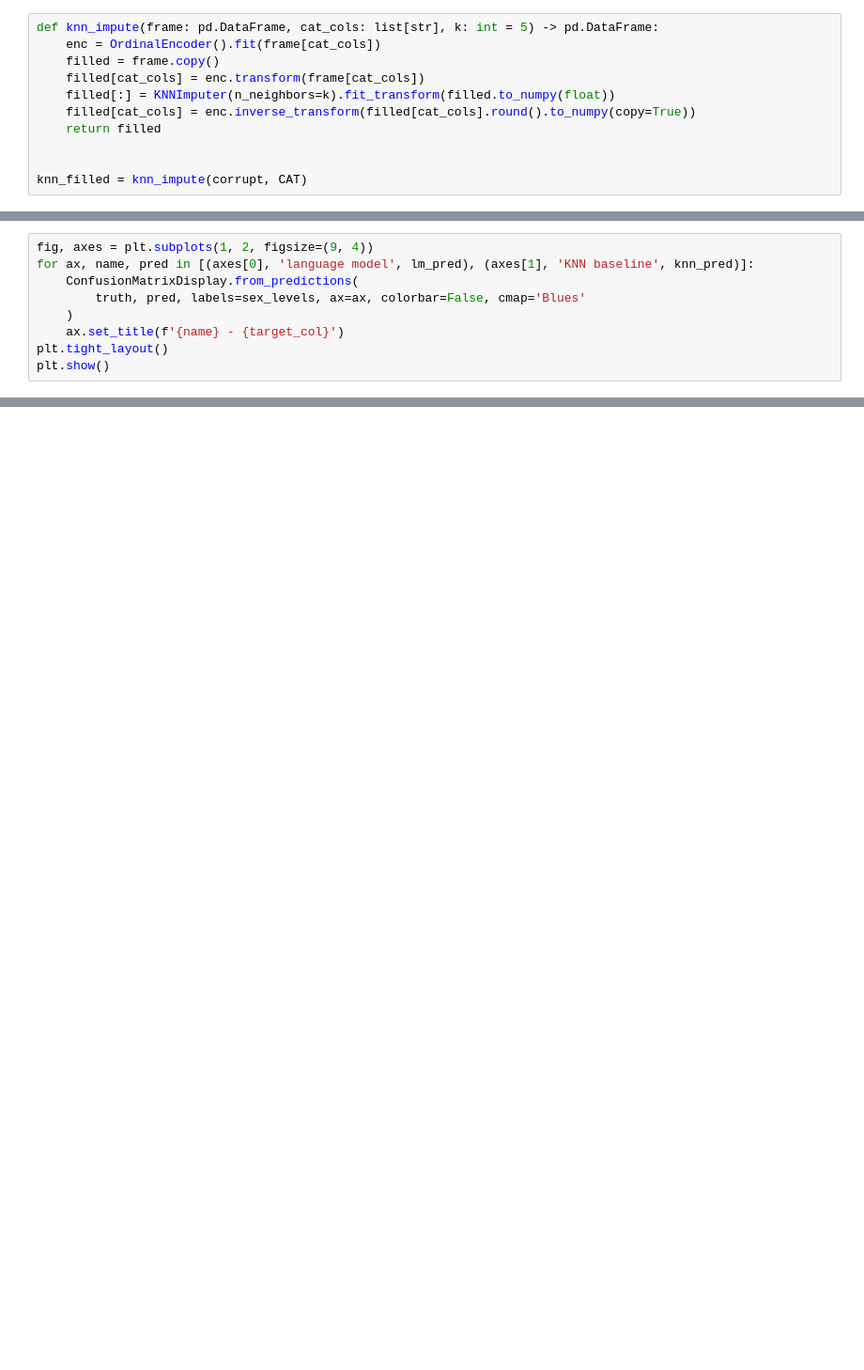
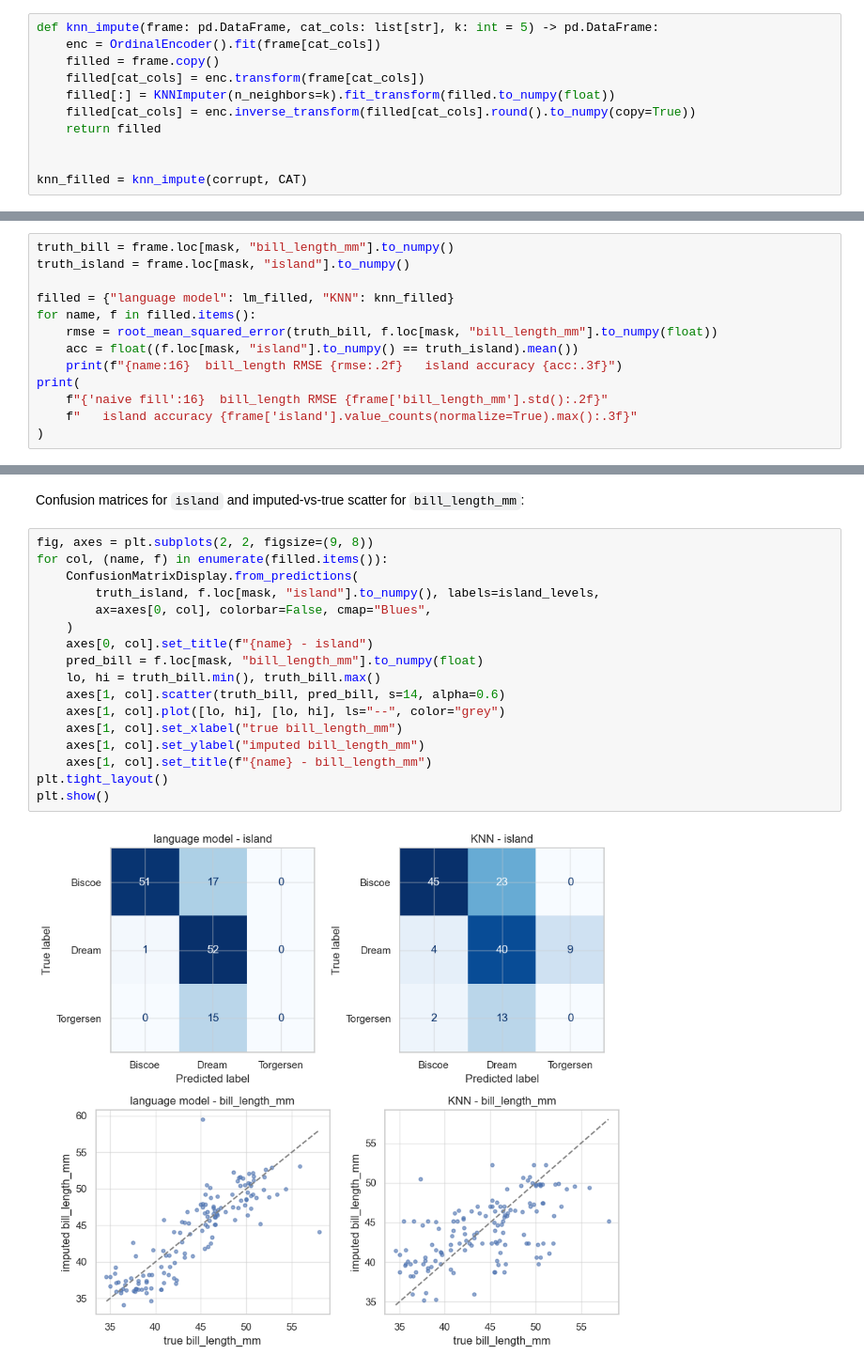
Before and after one commit to ppgsi-lab/scikit-lm, a Jupyter notebook: examples/03-penguins-imputer.ipynb, the cells around one changed output, grey strips where cells are left out. Shown at 94% size. Saved outputs shown, nothing was run; the diff lists cells and outputs as text; blank space fills up the shorter version.

```diff
--- a/examples/03-penguins-imputer.ipynb
+++ b/examples/03-penguins-imputer.ipynb
@@ -130,9 +83,0 @@ categorical structure.
-# %%
-fig, axes = plt.subplots(1, 2, figsize=(9, 4))
-for ax, name, pred in [(axes[0], 'language model', lm_pred), (axes[1], 'KNN baseline', knn_pred)]:
-    ConfusionMatrixDisplay.from_predictions(
-        truth, pred, labels=sex_levels, ax=ax, colorbar=False, cmap='Blues'
-    )
-    ax.set_title(f'{name} - {target_col}')
-plt.tight_layout()
-plt.show()
@@ -220,0 +89,13 @@ same mechanism that ranks `classes_` in the classifier fills a missing categoric
+# %%
+truth_bill = frame.loc[mask, "bill_length_mm"].to_numpy()
+truth_island = frame.loc[mask, "island"].to_numpy()
+
+filled = {"language model": lm_filled, "KNN": knn_filled}
+for name, f in filled.items():
+    rmse = root_mean_squared_error(truth_bill, f.loc[mask, "bill_length_mm"].to_numpy(float))
+    acc = float((f.loc[mask, "island"].to_numpy() == truth_island).mean())
+    print(f"{name:16}  bill_length RMSE {rmse:.2f}   island accuracy {acc:.3f}")
+print(
+    f"{'naive fill':16}  bill_length RMSE {frame['bill_length_mm'].std():.2f}"
+    f"   island accuracy {frame['island'].value_counts(normalize=True).max():.3f}"
+)
@@ -220,0 +106,21 @@ same mechanism that ranks `classes_` in the classifier fills a missing categoric
+# %% [markdown]
+Confusion matrices for `island` and imputed-vs-true scatter for `bill_length_mm`:
+# %%
+fig, axes = plt.subplots(2, 2, figsize=(9, 8))
+for col, (name, f) in enumerate(filled.items()):
+    ConfusionMatrixDisplay.from_predictions(
+        truth_island, f.loc[mask, "island"].to_numpy(), labels=island_levels,
+        ax=axes[0, col], colorbar=False, cmap="Blues",
+    )
+    axes[0, col].set_title(f"{name} - island")
+    pred_bill = f.loc[mask, "bill_length_mm"].to_numpy(float)
+    lo, hi = truth_bill.min(), truth_bill.max()
+    axes[1, col].scatter(truth_bill, pred_bill, s=14, alpha=0.6)
+    axes[1, col].plot([lo, hi], [lo, hi], ls="--", color="grey")
+    axes[1, col].set_xlabel("true bill_length_mm")
+    axes[1, col].set_ylabel("imputed bill_length_mm")
+    axes[1, col].set_title(f"{name} - bill_length_mm")
+plt.tight_layout()
+plt.show()
+# %% [output]
+[figure, added]
```
Also changed, not shown: parts of 22 cells of this notebook, 12 other files.
